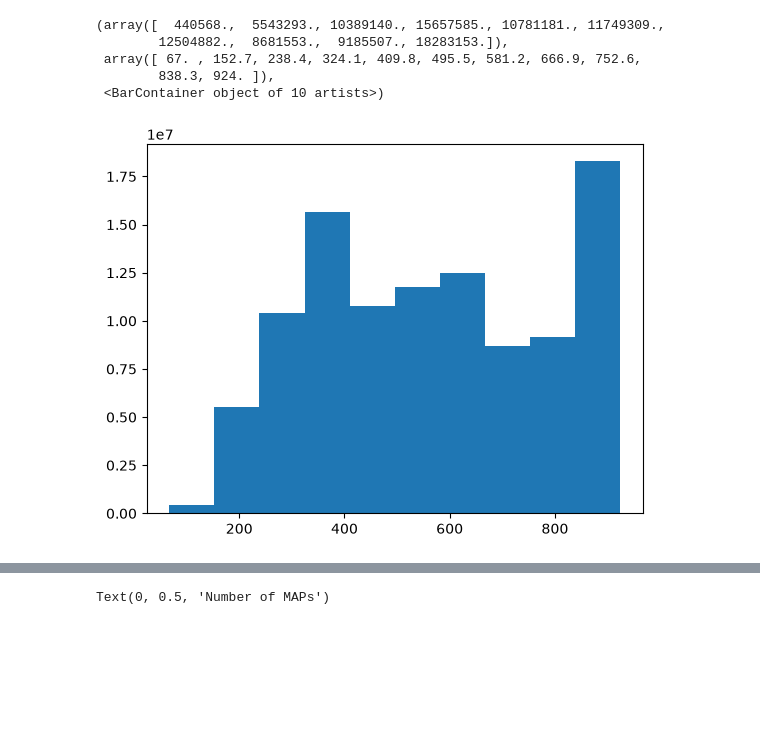
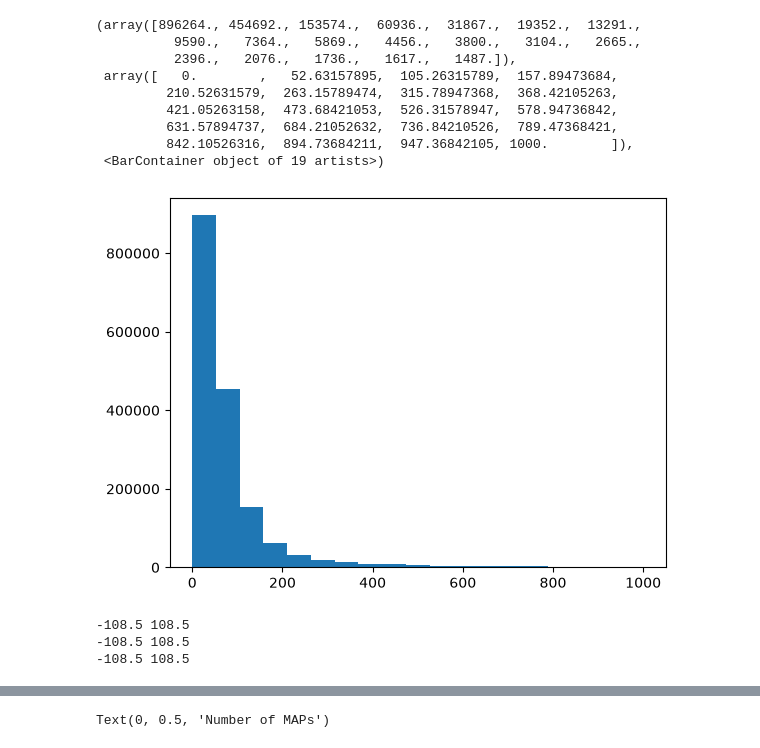
Before and after one commit to catherine-miller/bgsmaps, a Jupyter notebook: mapclustering_highbase.ipynb, the cells around one changed output, grey strips where cells are left out. Cells and saved outputs as stored; diff of their text form; code cells hidden in the pictures; blank space fills up the shorter version.

```diff
--- a/mapclustering_highbase.ipynb
+++ b/mapclustering_highbase.ipynb
@@ -21,6 +19,8 @@ import blosc as bl
 # %%
-mapdir = "/global/cfs/cdirs/desicollab/users/eisenste/AbacusAurora/HighBase_veldir_eps015_AbS/maplogs/col000"
 
+#highbase
+#mapdir = "/global/cfs/cdirs/desicollab/users/eisenste/AbacusAurora/HighBase_veldir_eps015_AbS/maplogs/col000"
+mapdir = "/global/cfs/cdirs/cosmo/staging/AbacusAurora/AbacusAurora_rockV2_c000_ph390_n800/maplogs/"
 #read in files
 filelist = []
 for root, dirs, files in os.walk(mapdir):
@@ -40,0 +41,22 @@ filelist
+# %%
+def redshiftmask(tab, targetz = 0.225):
+    #tab must be a table of redshift slices only
+    step2z = tab.meta['Step_to_Z']
+    stepindices = np.arange(len(step2z))
+    stepmask = [(step in tab['timestep']) for step in stepindices]
+    validsteps = stepindices[stepmask]
+    step2z = step2z[stepmask]
+    idx = np.abs(step2z - 0.225).argmin()
+    step = validsteps[idx]
+    return (tab['timestep']==step)
+
+def read_select_z(file, targetz = 0.225,load=['pos','mult','node_type','timestep']):
+    tab = read_asdf(file, load = load)
+    tab = tab[tab['node_type'] == 3]
+    tab = tab[redshiftmask(tab,targetz)]
+    return tab
+# %%
+tabs = []
+for file in filelist:
+    tabs.append(read_select_z(file))
+tab = vstack(tabs)
@@ -40,0 +75,13 @@ filelist
+# %%
+plt.hist(tab['mult'],bins=np.linspace(0,1000,num=20))
+# %% [output]
+(array([896264., 454692., 153574.,  60936.,  31867.,  19352.,  13291.,
+          9590.,   7364.,   5869.,   4456.,   3800.,   3104.,   2665.,
+          2396.,   2076.,   1736.,   1617.,   1487.]),
+ array([   0.        ,   52.63157895,  105.26315789,  157.89473684,
+         210.52631579,  263.15789474,  315.78947368,  368.42105263,
+         421.05263158,  473.68421053,  526.31578947,  578.94736842,
+         631.57894737,  684.21052632,  736.84210526,  789.47368421,
+         842.10526316,  894.73684211,  947.36842105, 1000.        ]),
+ <BarContainer object of 19 artists>)
+[figure, added]
@@ -41 +93,9 @@ filelist
+# %%
+print(np.min(tab['x']),np.max(tab['x']))
+print(np.min(tab['y']),np.max(tab['y']))
+print(np.min(tab['z']),np.max(tab['z']))
+# %% [output]
+-108.5 108.5
+-108.5 108.5
+-108.5 108.5
 # %%
@@ -45,11 +102 @@ tab = vstack(tables)
 #Position is returned in Mpc/h (5 kpc/h quantum, fixed); velocity in km/s
-# %%
-snapshots = tab[tab['node_type']==3]
-plt.hist(snapshots['timestep'])
-# %% [output]
-(array([  440568.,  5543293., 10389140., 15657585., 10781181., 11749309.,
-        12504882.,  8681553.,  9185507., 18283153.]),
- array([ 67. , 152.7, 238.4, 324.1, 409.8, 495.5, 581.2, 666.9, 752.6,
-        838.3, 924. ]),
- <BarContainer object of 10 artists>)
-[figure, removed]
```
Also changed, not shown: parts of 14 cells of this notebook, 2 other files.
